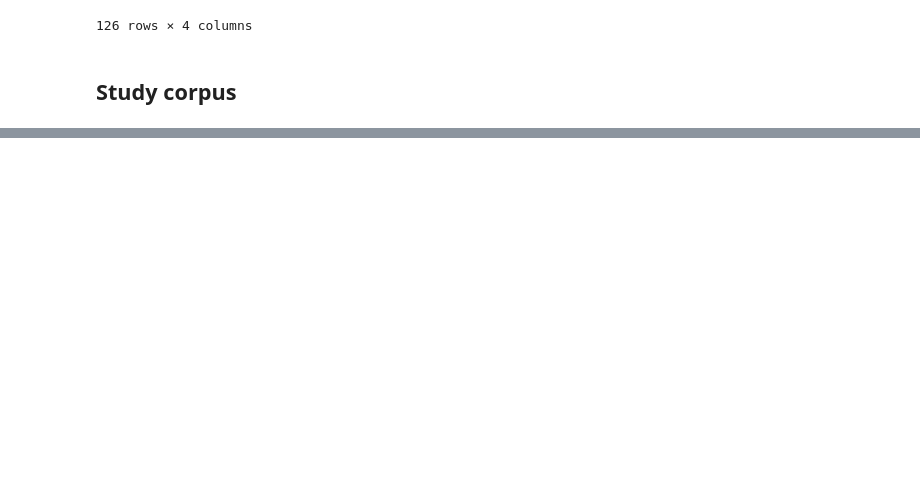
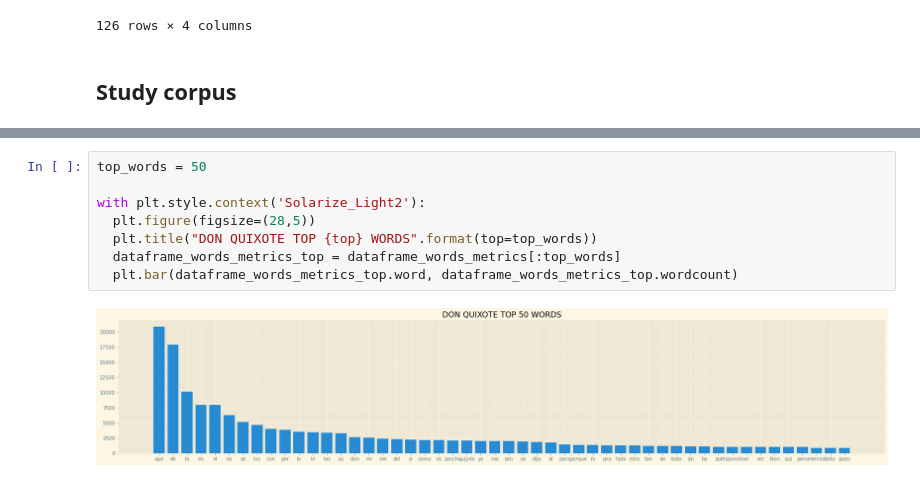
Before and after one commit to blancaorlandis/don_quixote, a Jupyter notebook: notebook/DonQuixote_Overview.ipynb, the cells around one changed output, grey strips where cells are left out. Saved outputs shown, nothing was run; the diff lists cells and outputs as text; blank space fills up the shorter version.

```diff
--- a/notebook/DonQuixote_Overview.ipynb
+++ b/notebook/DonQuixote_Overview.ipynb
@@ -201,0 +98,10 @@ Reference:  https://stackoverflow.com/questions/48224162/knitr-wont-compile-pdf-
+# %%
+top_words = 50
+
+with plt.style.context('Solarize_Light2'):
+  plt.figure(figsize=(28,5))
+  plt.title("DON QUIXOTE TOP {top} WORDS".format(top=top_words))
+  dataframe_words_metrics_top = dataframe_words_metrics[:top_words]
+  plt.bar(dataframe_words_metrics_top.word, dataframe_words_metrics_top.wordcount)
+# %% [output]
+[figure, added]
```
Also changed, not shown: parts of 23 cells of this notebook, 1 other file.
